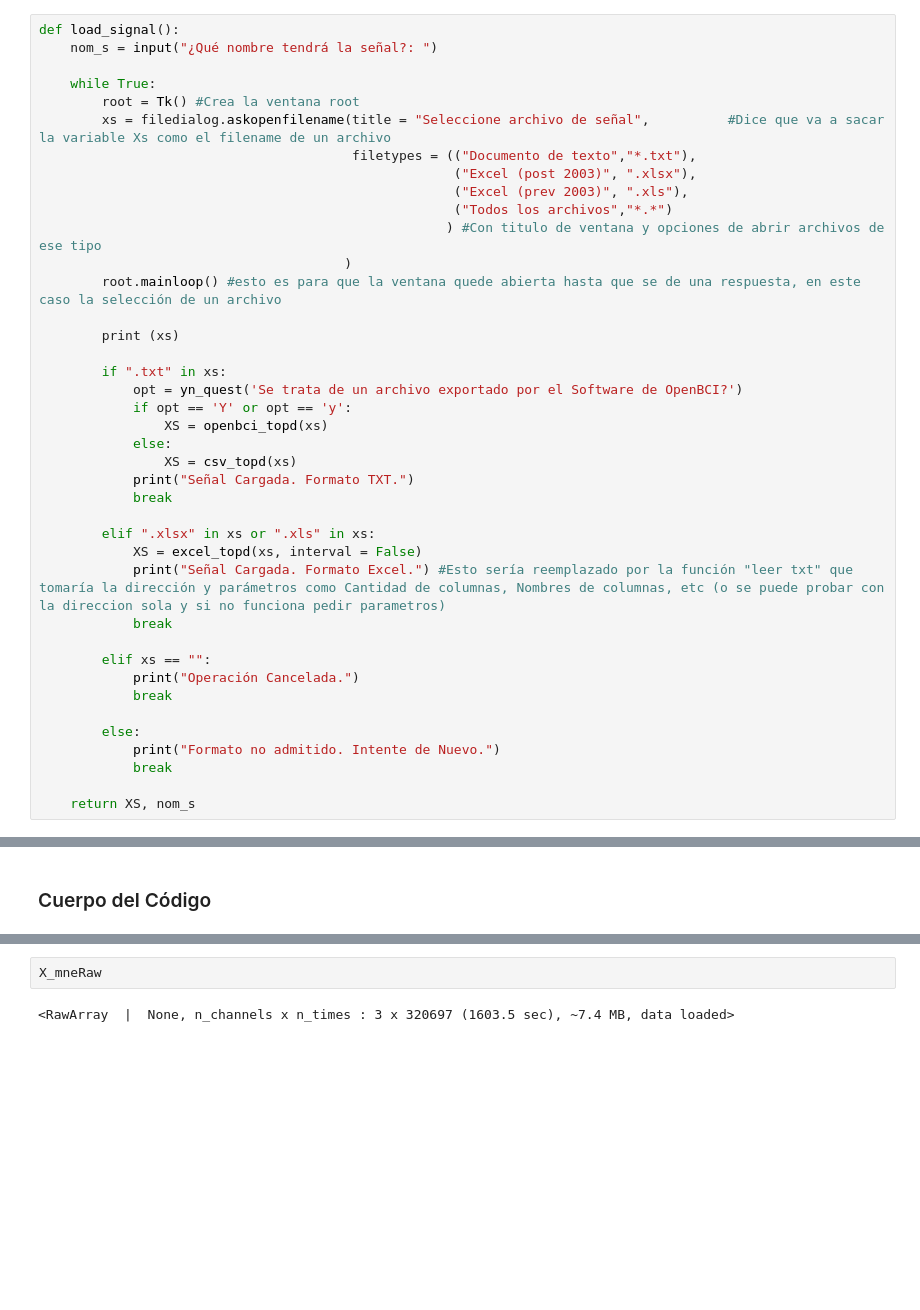
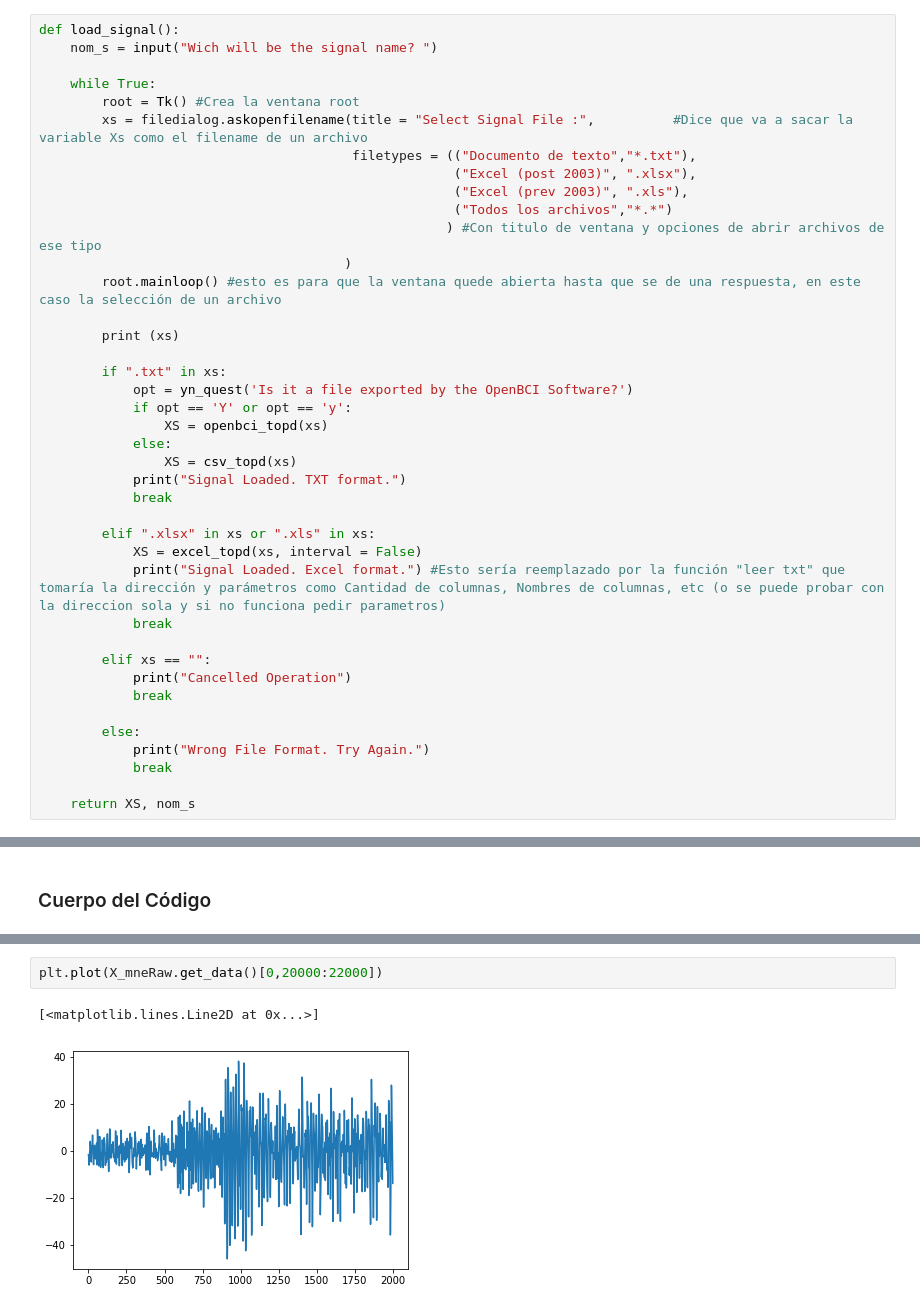
Before and after one commit to lopezjuanma96/PiDJm, a Jupyter notebook: ProcEEGingV.ipynb, the cells around one changed output, grey strips where cells are left out. Drawn from its saved outputs; the diff is of its cells as text; blank space fills up the shorter version.

```diff
--- a/ProcEEGingV.ipynb
+++ b/ProcEEGingV.ipynb
@@ -55,11 +66,11 @@ def yn_quest(quest):
     return answ
 # %%
 def load_signal():
-    nom_s = input("¿Qué nombre tendrá la señal?: ")
+    nom_s = input("Wich will be the signal name? ")
 
     while True:
         root = Tk() #Crea la ventana root
-        xs = filedialog.askopenfilename(title = "Seleccione archivo de señal",          #Dice que va a sacar la variable Xs como el filename de un archivo
+        xs = filedialog.askopenfilename(title = "Select Signal File :",          #Dice que va a sacar la variable Xs como el filename de un archivo
                                         filetypes = (("Documento de texto","*.txt"),
                                                      ("Excel (post 2003)", ".xlsx"),
                                                      ("Excel (prev 2003)", ".xls"),
@@ -71,25 +82,25 @@ def load_signal():
         print (xs)
 
         if ".txt" in xs:
-            opt = yn_quest('Se trata de un archivo exportado por el Software de OpenBCI?')
+            opt = yn_quest('Is it a file exported by the OpenBCI Software?')
             if opt == 'Y' or opt == 'y':
                 XS = openbci_topd(xs)
             else:
                 XS = csv_topd(xs)
-            print("Señal Cargada. Formato TXT.")
+            print("Signal Loaded. TXT format.")
             break
 
         elif ".xlsx" in xs or ".xls" in xs:
             XS = excel_topd(xs, interval = False)
-            print("Señal Cargada. Formato Excel.") #Esto sería reemplazado por la función "leer txt" que tomaría la dirección y parámetros como Cantidad de columnas, Nombres de columnas, etc (o se puede probar con la direccion sola y si no funciona pedir parametros)
+            print("Signal Loaded. Excel format.") #Esto sería reemplazado por la función "leer txt" que tomaría la dirección y parámetros como Cantidad de columnas, Nombres de columnas, etc (o se puede probar con la direccion sola y si no funciona pedir parametros)
             break
 
         elif xs == "":
-            print("Operación Cancelada.")
+            print("Cancelled Operation")
             break
 
         else:
-            print("Formato no admitido. Intente de Nuevo.")
+            print("Wrong File Format. Try Again.")
             break
 
     return XS, nom_s
@@ -402,4 +475,5 @@ Ready.
-# %%
-X_mneRaw
-# %% [output]
-<RawArray  |  None, n_channels x n_times : 3 x 320697 (1603.5 sec), ~7.4 MB, data loaded>
+# %%
+plt.plot(X_mneRaw.get_data()[0,20000:22000])
+# %% [output]
+[<matplotlib.lines.Line2D at 0x...>]
+[figure, added]
```
Also changed, not shown: parts of 12 cells of this notebook.
